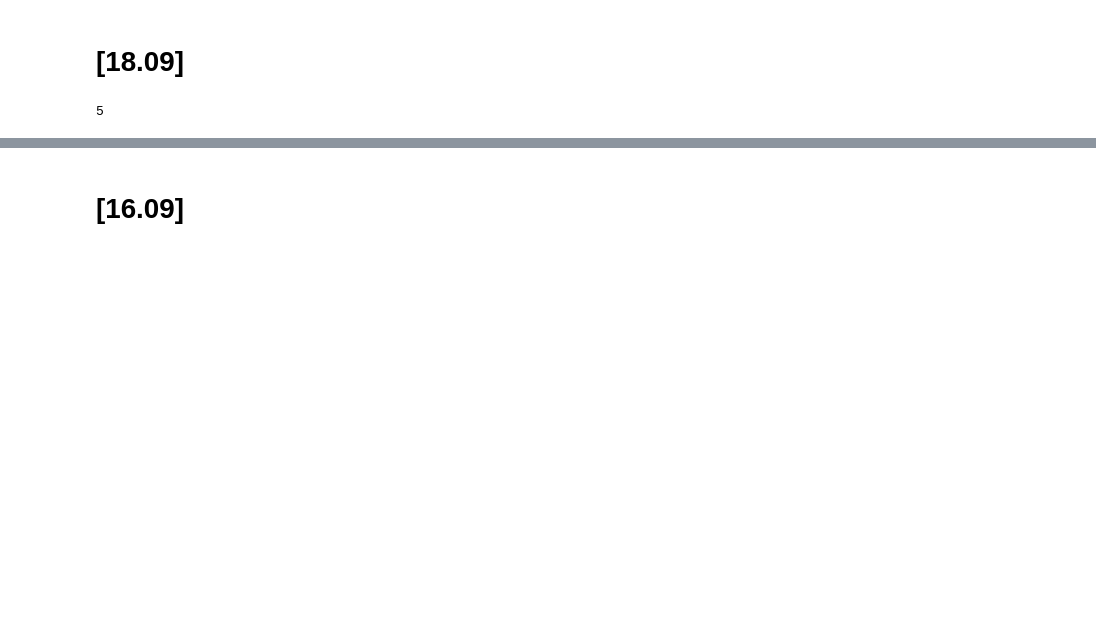
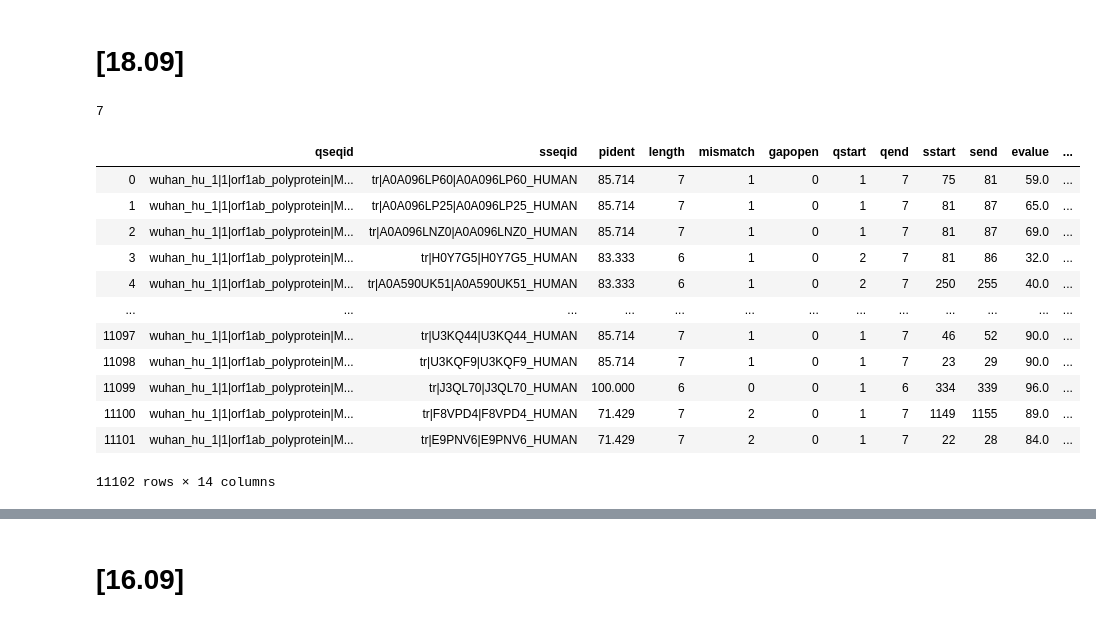
Before and after one commit to paraslonic/peptideSearch, a Jupyter notebook: common_epitopes_with_human.ipynb, the cells around one changed output, grey strips where cells are left out. Drawn from its saved outputs; the diff is of its cells as text; code cells hidden in the pictures; blank space fills up the shorter version.

```diff
--- a/common_epitopes_with_human.ipynb
+++ b/common_epitopes_with_human.ipynb
@@ -5,7 +5,7 @@
 # %% [markdown]
 # [18.09]
 # %%
-peplen = 5
+peplen = 7
 # %%
 from Bio import SeqIO
 from Bio.Seq import Seq
@@ -35,9 +37,21 @@ with open("wuhan_hu_1.faa", "r") as handle:
 # %%
 print(peplen)
 import pandas as pd
 blast = pd.read_csv("result/blast.out", sep="\t", header = None)
 blast.columns=["qseqid", 'sseqid', 'pident', 'length', 'mismatch', 'gapopen', 'qstart', 'qend', 'sstart', 'send', 'evalue', 'bitscore', 'nident','sname']
-blast_ok = blast[blast["nident"]==peplen]
-blast_ok.to_csv("result/blast_filtered.out", sep="\t")
+blast
 # %% [output]
-5
+7
+|  | qseqid | sseqid | pident | length | mismatch | gapopen | qstart | qend | sstart | send | evalue | ... |
+| 0 | wuhan_hu_1|1|orf1ab_polyprotein|M... | tr|A0A096LP60|A0A096LP60_HUMAN | 85.714 | 7 | 1 | 0 | 1 | 7 | 75 | 81 | 59.0 | ... |
+| 1 | wuhan_hu_1|1|orf1ab_polyprotein|M... | tr|A0A096LP25|A0A096LP25_HUMAN | 85.714 | 7 | 1 | 0 | 1 | 7 | 81 | 87 | 65.0 | ... |
+| 2 | wuhan_hu_1|1|orf1ab_polyprotein|M... | tr|A0A096LNZ0|A0A096LNZ0_HUMAN | 85.714 | 7 | 1 | 0 | 1 | 7 | 81 | 87 | 69.0 | ... |
+| 3 | wuhan_hu_1|1|orf1ab_polyprotein|M... | tr|H0Y7G5|H0Y7G5_HUMAN | 83.333 | 6 | 1 | 0 | 2 | 7 | 81 | 86 | 32.0 | ... |
+| 4 | wuhan_hu_1|1|orf1ab_polyprotein|M... | tr|A0A590UK51|A0A590UK51_HUMAN | 83.333 | 6 | 1 | 0 | 2 | 7 | 250 | 255 | 40.0 | ... |
+| ... | ... | ... | ... | ... | ... | ... | ... | ... | ... | ... | ... | ... |
+| 11097 | wuhan_hu_1|1|orf1ab_polyprotein|M... | tr|U3KQ44|U3KQ44_HUMAN | 85.714 | 7 | 1 | 0 | 1 | 7 | 46 | 52 | 90.0 | ... |
+| 11098 | wuhan_hu_1|1|orf1ab_polyprotein|M... | tr|U3KQF9|U3KQF9_HUMAN | 85.714 | 7 | 1 | 0 | 1 | 7 | 23 | 29 | 90.0 | ... |
+| 11099 | wuhan_hu_1|1|orf1ab_polyprotein|M... | tr|J3QL70|J3QL70_HUMAN | 100.000 | 6 | 0 | 0 | 1 | 6 | 334 | 339 | 96.0 | ... |
+| 11100 | wuhan_hu_1|1|orf1ab_polyprotein|M... | tr|F8VPD4|F8VPD4_HUMAN | 71.429 | 7 | 2 | 0 | 1 | 7 | 1149 | 1155 | 89.0 | ... |
+| 11101 | wuhan_hu_1|1|orf1ab_polyprotein|M... | tr|E9PNV6|E9PNV6_HUMAN | 71.429 | 7 | 2 | 0 | 1 | 7 | 22 | 28 | 84.0 | ... |
+11102 rows × 14 columns
```
Also changed, not shown: parts of 3 cells of this notebook, 2 other files.
